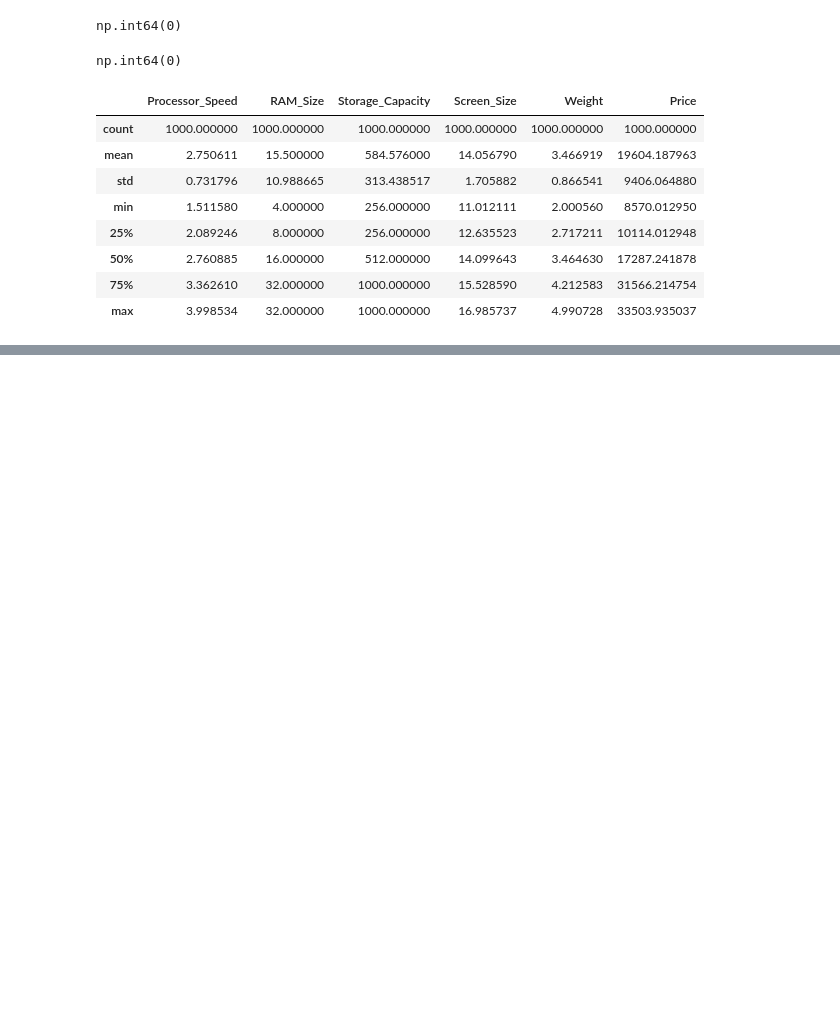
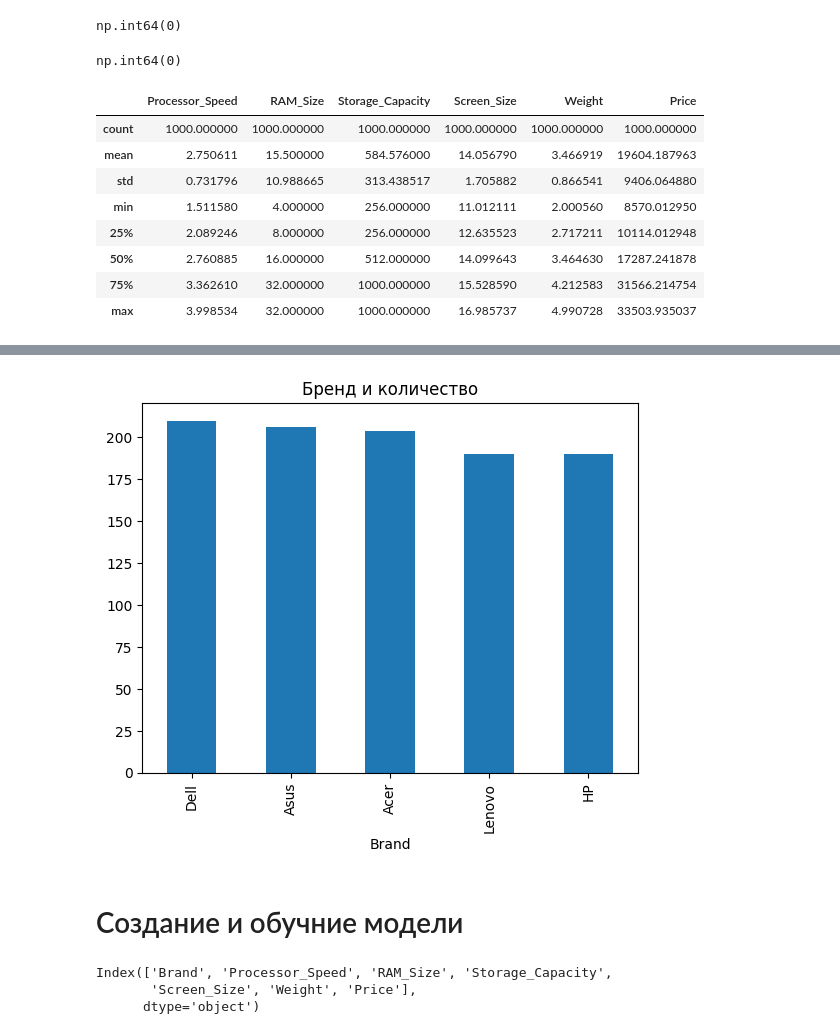
Before and after one commit to AleksandrFrom/DS, a Jupyter notebook: DS with Onur/predicting laptop prices with ML.ipynb, the cells around one changed output, grey strips where cells are left out. Drawn from its saved outputs; the diff is of its cells as text; code cells hidden in the pictures; blank space fills up the shorter version.

```diff
--- a/DS with Onur/predicting laptop prices with ML.ipynb
+++ b/DS with Onur/predicting laptop prices with ML.ipynb
@@ -93,0 +121,14 @@ number_data
+# %%
+df['Brand'].value_counts().sort_values(ascending=False).plot(kind='bar')
+plt.title('Бренд и количество')
+plt.show()
+# %% [output]
+[figure, added]
+# %% [markdown]
+# Создание и обучние модели
+# %%
+df.columns
+# %% [output]
+Index(['Brand', 'Processor_Speed', 'RAM_Size', 'Storage_Capacity',
+       'Screen_Size', 'Weight', 'Price'],
+      dtype='object')
```
Also changed, not shown: parts of 15 cells of this notebook.
